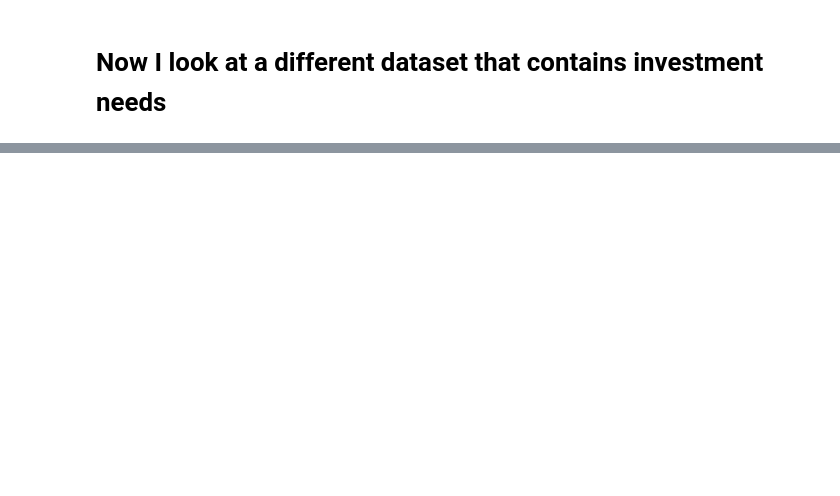
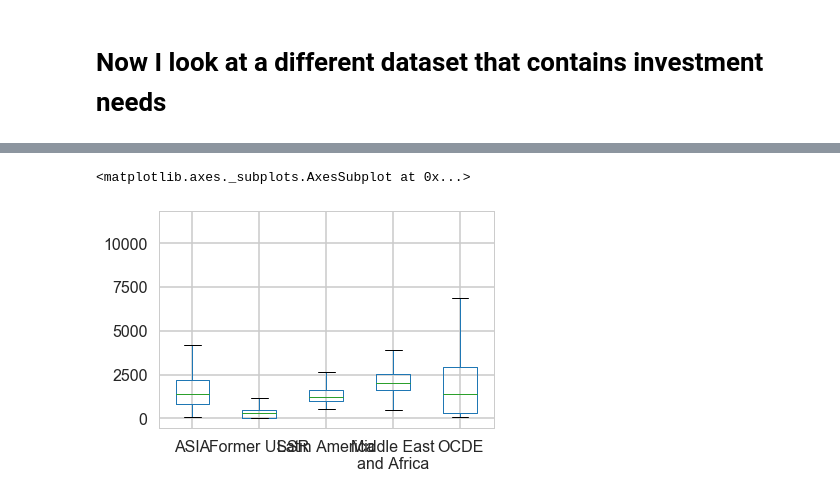
Before and after one commit to julierozenberg/infra_needs_analyses, a Jupyter notebook: cired_results_analysis_clean.ipynb, the cells around one changed output, grey strips where cells are left out. Cells and saved outputs as stored; diff of their text form; code cells hidden in the pictures; blank space fills up the shorter version.

```diff
--- a/cired_results_analysis_clean.ipynb
+++ b/cired_results_analysis_clean.ipynb
@@ -495,0 +794,7 @@ try1.describe()
+# %%
+fig, ax1 = plt.subplots()
+
+to_plot.rename(columns={"MAF":"Middle East\nand Africa","LAM":"Latin\nAmerica","CIS":"Former\nUSSR","ASIA":"Asia"}).plot(kind="box",ax=ax1)
+# %% [output]
+<matplotlib.axes._subplots.AxesSubplot at 0x...>
+[figure, added]
```
Also changed, not shown: parts of 49 cells of this notebook.
